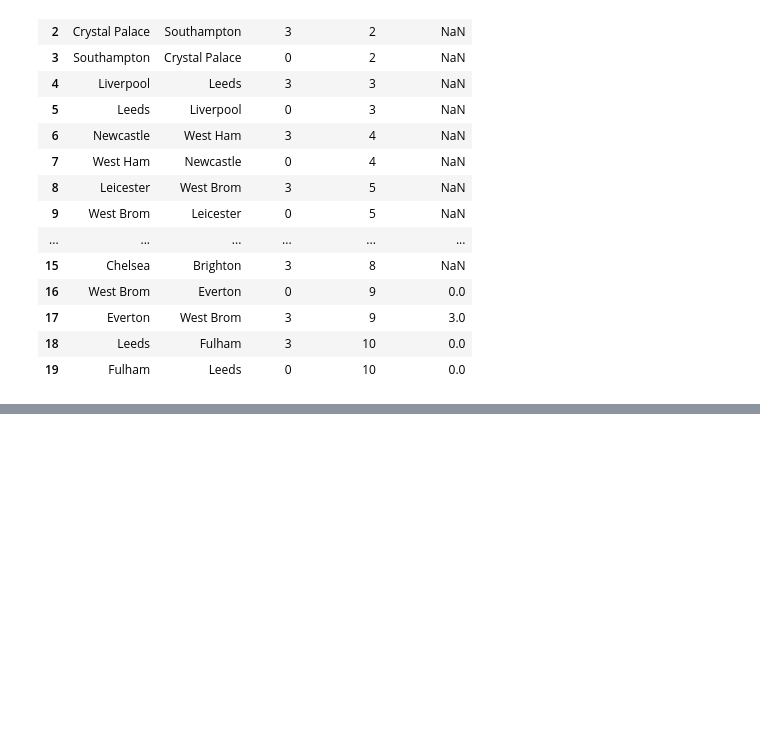
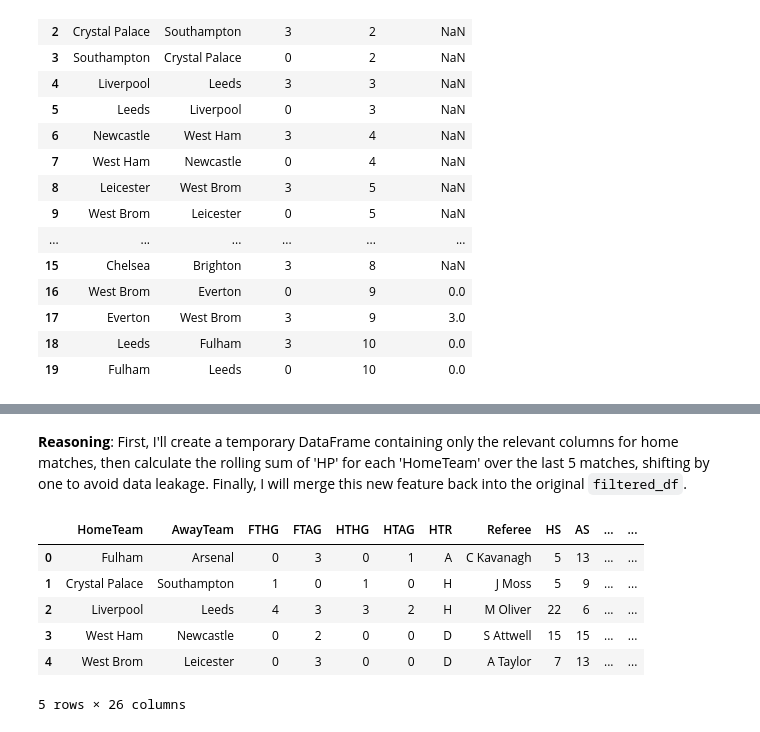
Before and after one commit to venti-sei/Bet26, a Jupyter notebook: bet.ipynb, the cells around one changed output, grey strips where cells are left out. Drawn from its saved outputs; the diff is of its cells as text; code cells hidden in the pictures; blank space fills up the shorter version.

```diff
--- a/bet.ipynb
+++ b/bet.ipynb
@@ -321,0 +343,18 @@ display(filtered_df.head())
+# %% [markdown]
+**Reasoning**:
+First, I'll create a temporary DataFrame containing only the relevant columns for home matches, then calculate the rolling sum of 'HP' for each 'HomeTeam' over the last 5 matches, shifting by one to avoid data leakage. Finally, I will merge this new feature back into the original `filtered_df`.
+# %%
+home_matches_temp = filtered_df[['HomeTeam', 'MatchOrder', 'HP']].copy()
+home_matches_temp['HL5HP'] = home_matches_temp.groupby('HomeTeam')['HP'].transform(lambda x: x.rolling(window=5, min_periods=1).sum().shift(1))
+
+filtered_df = pd.merge(filtered_df, home_matches_temp[['HomeTeam', 'MatchOrder', 'HL5HP']], on=['HomeTeam', 'MatchOrder'], how='left')
+
+display(filtered_df.head())
+# %% [output]
+|  | HomeTeam | AwayTeam | FTHG | FTAG | HTHG | HTAG | HTR | Referee | HS | AS | ... | ... |
+| 0 | Fulham | Arsenal | 0 | 3 | 0 | 1 | A | C Kavanagh | 5 | 13 | ... | ... |
+| 1 | Crystal Palace | Southampton | 1 | 0 | 1 | 0 | H | J Moss | 5 | 9 | ... | ... |
+| 2 | Liverpool | Leeds | 4 | 3 | 3 | 2 | H | M Oliver | 22 | 6 | ... | ... |
+| 3 | West Ham | Newcastle | 0 | 2 | 0 | 0 | D | S Attwell | 15 | 15 | ... | ... |
+| 4 | West Brom | Leicester | 0 | 3 | 0 | 0 | D | A Taylor | 7 | 13 | ... | ... |
+5 rows × 26 columns
```
Also changed, not shown: parts of 18 cells of this notebook.
